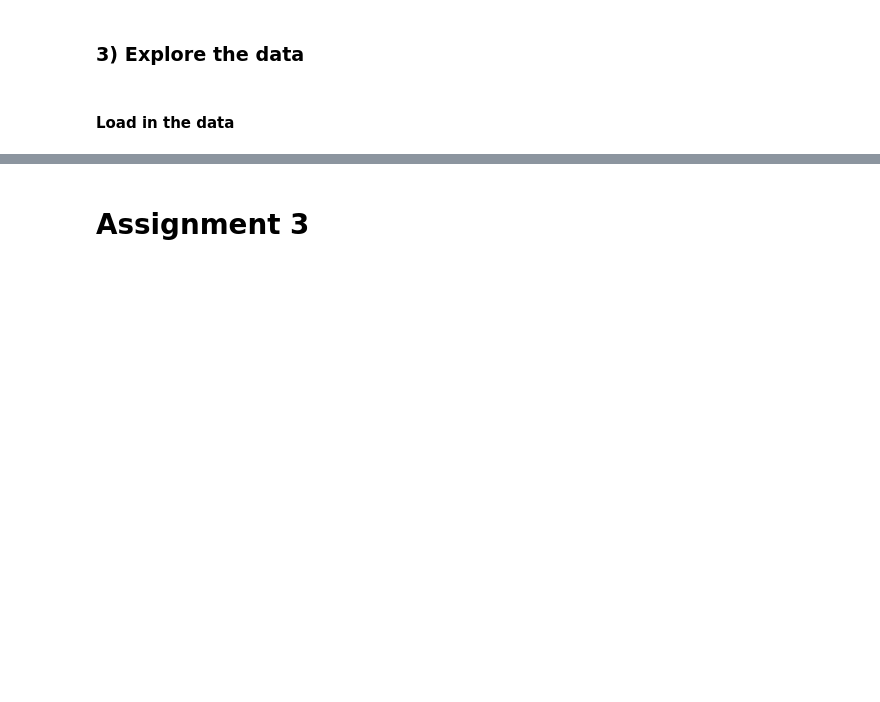
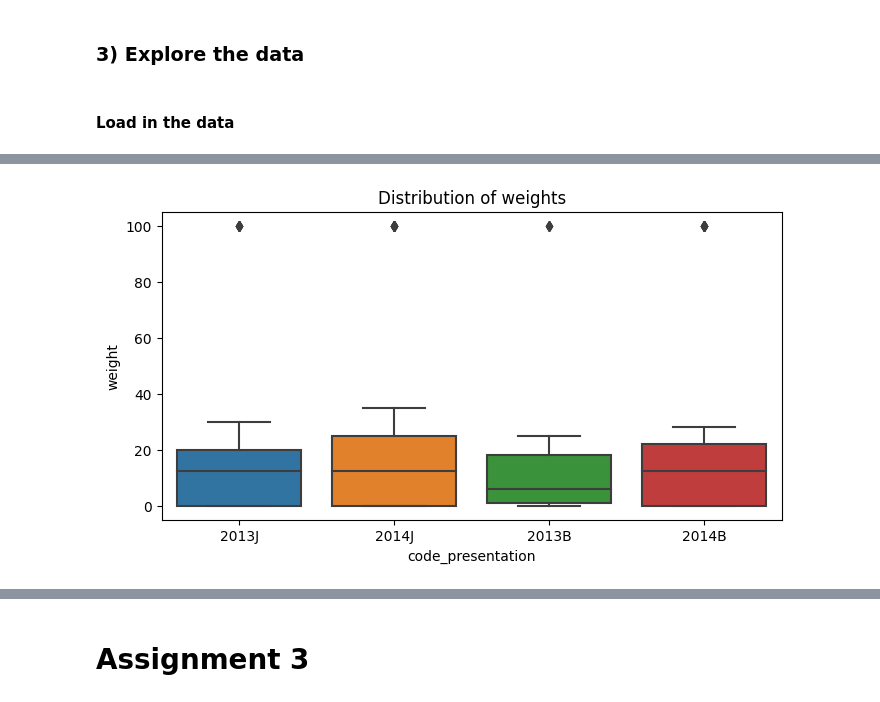
Before and after one commit to randmon/ucll_ti_data_and_ai_group_assignments, a Jupyter notebook: Assignment 3/assignment3.ipynb, the cells around one changed output, grey strips where cells are left out. Drawn from its saved outputs; the diff is of its cells as text; code cells hidden in the pictures; blank space fills up the shorter version.

```diff
--- a/Assignment 3/assignment3.ipynb
+++ b/Assignment 3/assignment3.ipynb
@@ -202,0 +559,6 @@ student_info_df = student_info_df.fillna(value={"imd_band": "Missing"})
+# %%
+fig, ax = plt.subplots(figsize=(8,4))
+ax.set_title("Distribution of weights")
+sns.boxplot(data=assessments_df, x="code_presentation", y="weight", ax=ax);
+# %% [output]
+[figure, added]
```
Also changed, not shown: parts of 139 cells of this notebook.
